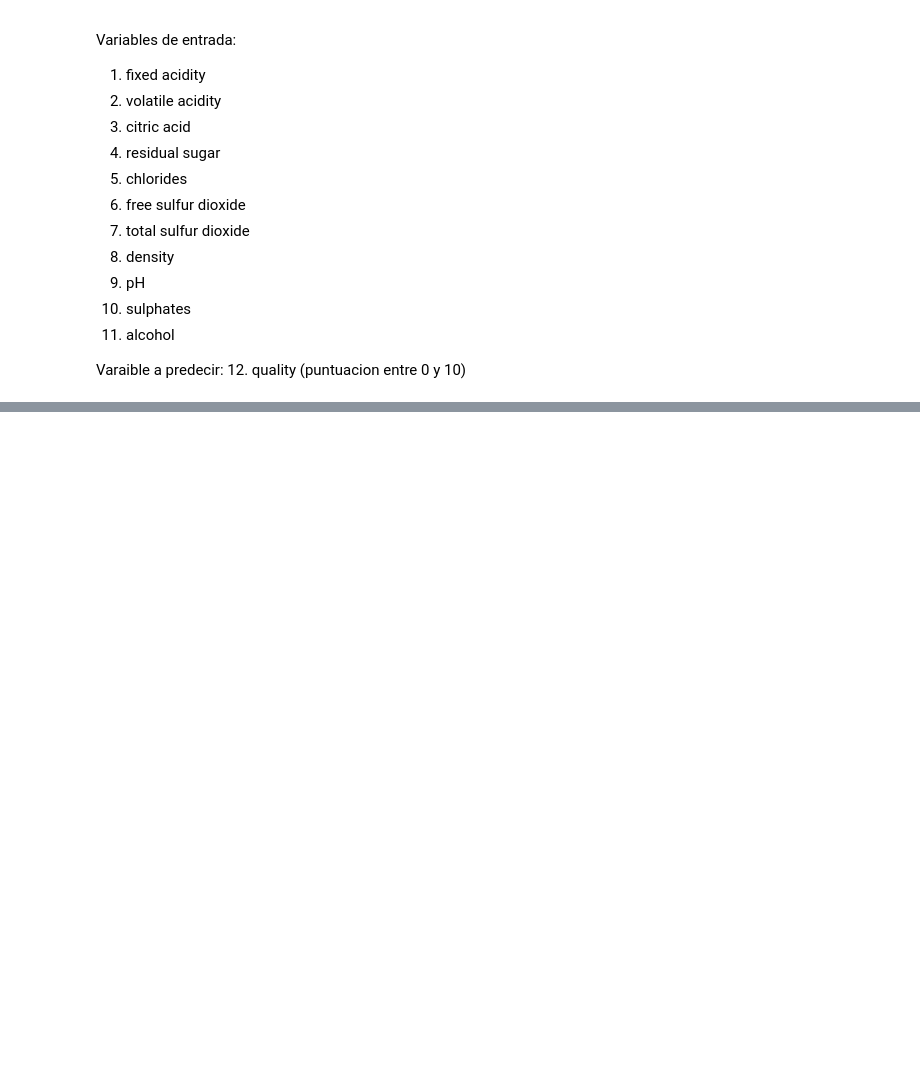
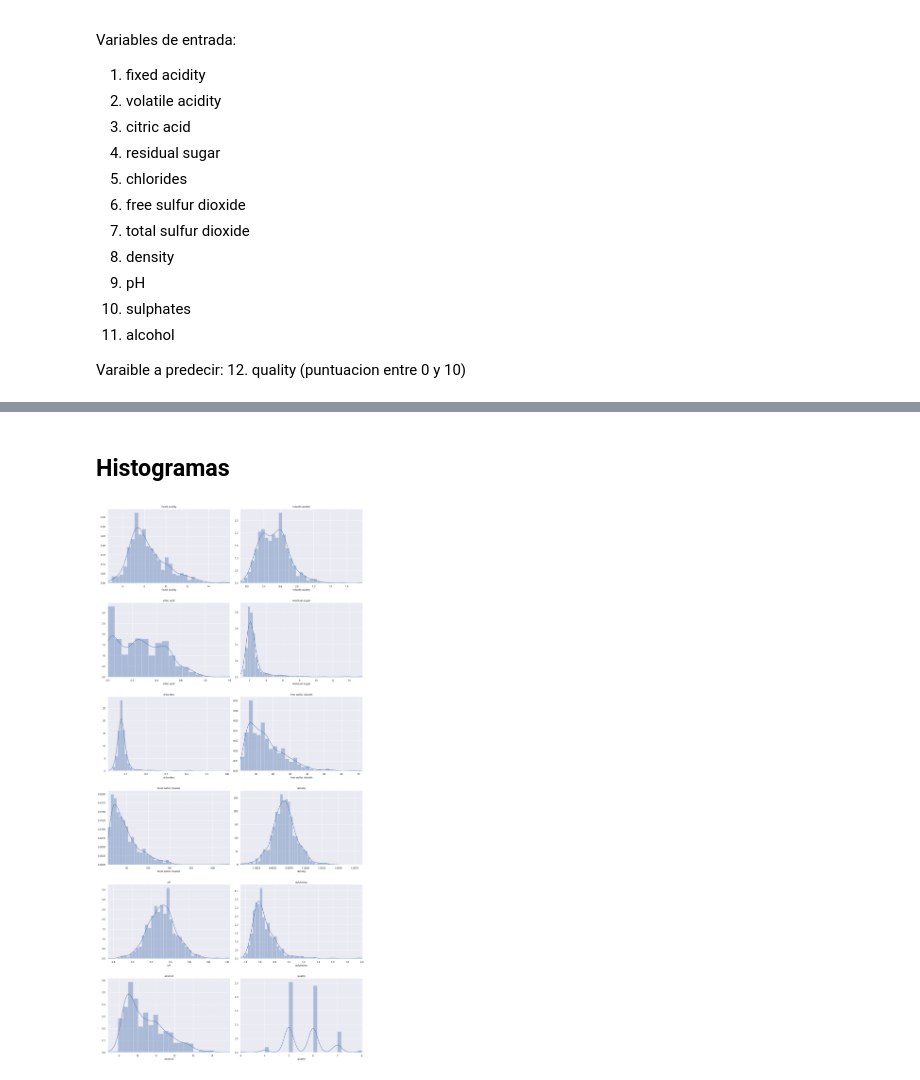
Before and after one commit to gallowstree/machine-learning-labs-2020, a Jupyter notebook: 02-regresion-polinomial/regresion_polinomial.ipynb, the cells around one changed output, grey strips where cells are left out. Drawn from its saved outputs; the diff is of its cells as text; code cells hidden in the pictures; blank space fills up the shorter version.

```diff
--- a/02-regresion-polinomial/regresion_polinomial.ipynb
+++ b/02-regresion-polinomial/regresion_polinomial.ipynb
@@ -214,0 +220,10 @@ data.sort_values('quality')
+# %%
+# generados con np.random.randint(1599, size=15)
+test_indices = [1057, 1262,  947,  808,  251,  562,  866, 1284, 1337, 6, 1071,  645,  787, 1338,  175]
+
+if len(data) == 1599: # solo una vez!
+    test_data = data.iloc[test_indices]
+    data = data.drop(data.index[test_indices])
+
+print("test rows", len(test_data))
+print("training rows", len(data))
@@ -214,0 +257,21 @@ data.sort_values('quality')
+# %% [markdown]
+## Histogramas
+# %%
+n = len(data.columns)
+cols = 2
+rows = n // cols
+fig,ax = plt.subplots(rows, cols, figsize=(16,n*2.75))
+
+i = 0
+for col_name in data:
+    current_ax = ax[i // cols][i % cols]
+    current_ax.set_title(col_name)
+
+    values = data[col_name]
+    current_ax.set_xlim(np.min(values), np.max(values) * 1.005)
+    sb.distplot(values,  ax=current_ax)
+    i += 1
+
+fig.tight_layout(h_pad=3)
+# %% [output]
+[figure, added]
```
Also changed, not shown: parts of 18 cells of this notebook.
